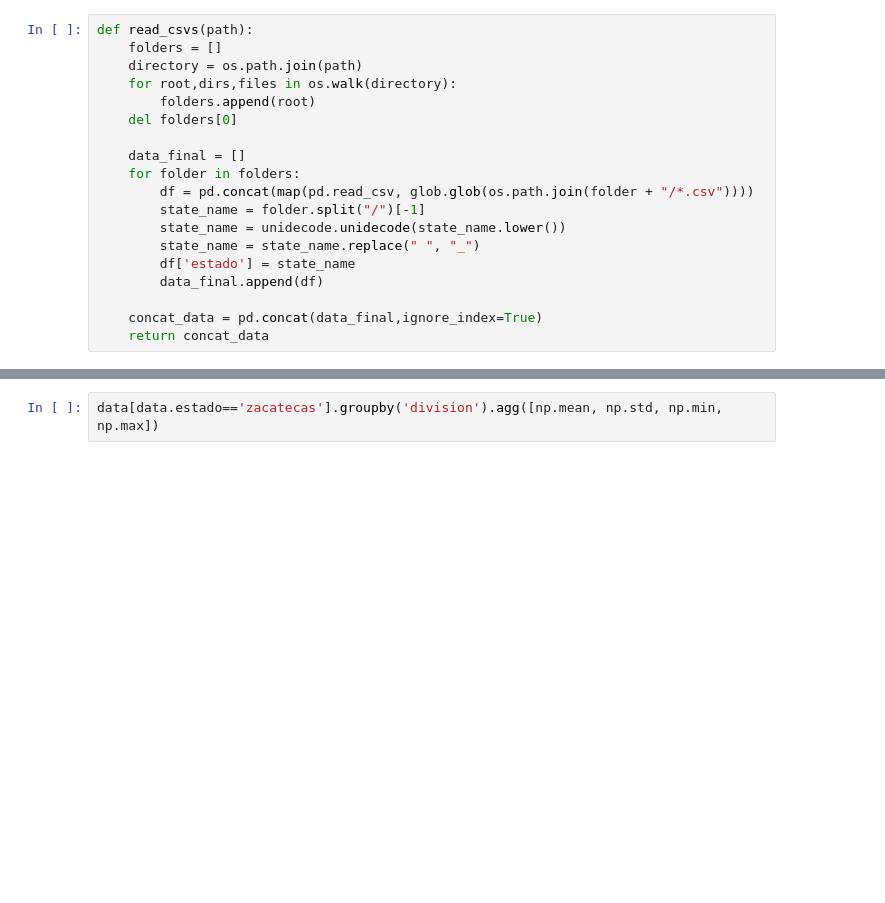
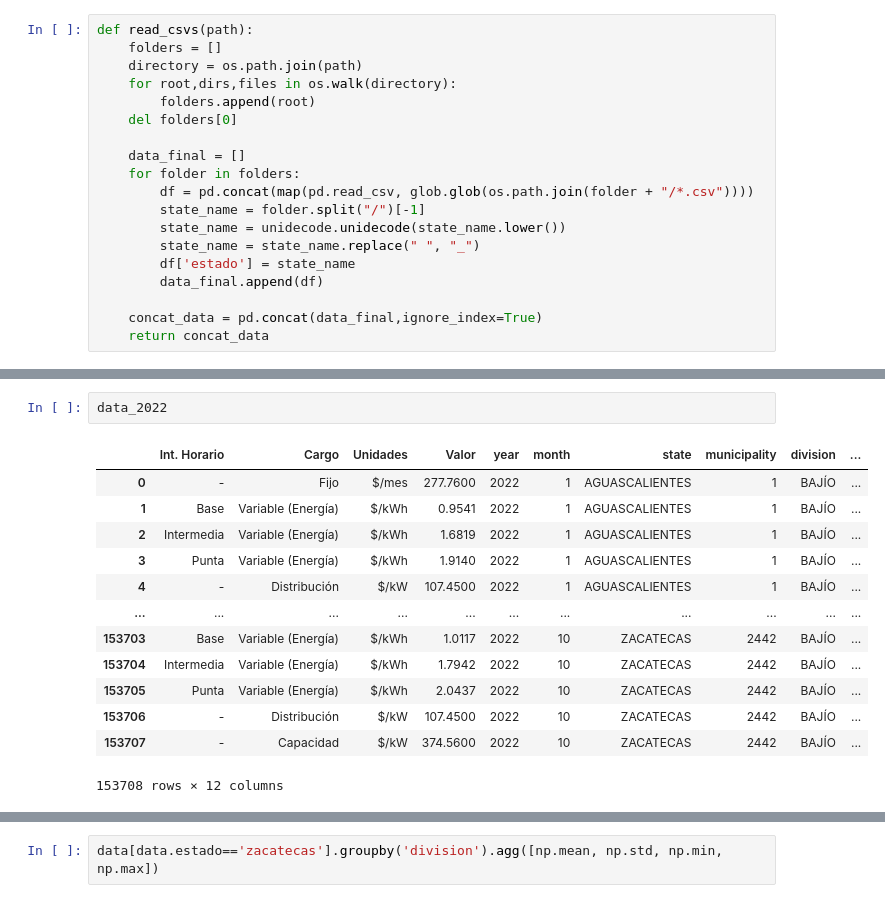
Before and after one commit to Pedri0/CFE_scraping_EDA, a Jupyter notebook: EDA.ipynb, the cells around one changed output, grey strips where cells are left out. Cells and saved outputs as stored; diff of their text form; blank space fills up the shorter version.

```diff
--- a/EDA.ipynb
+++ b/EDA.ipynb
@@ -58,0 +52,16 @@ Name: Descripción, dtype: int64
+# %%
+data_2022
+# %% [output]
+|  | Int. Horario | Cargo | Unidades | Valor | year | month | state | municipality | division | ... |
+| 0 | - | Fijo | $/mes | 277.7600 | 2022 | 1 | AGUASCALIENTES | 1 | BAJÍO | ... |
+| 1 | Base | Variable (Energía) | $/kWh | 0.9541 | 2022 | 1 | AGUASCALIENTES | 1 | BAJÍO | ... |
+| 2 | Intermedia | Variable (Energía) | $/kWh | 1.6819 | 2022 | 1 | AGUASCALIENTES | 1 | BAJÍO | ... |
+| 3 | Punta | Variable (Energía) | $/kWh | 1.9140 | 2022 | 1 | AGUASCALIENTES | 1 | BAJÍO | ... |
+| 4 | - | Distribución | $/kW | 107.4500 | 2022 | 1 | AGUASCALIENTES | 1 | BAJÍO | ... |
+| ... | ... | ... | ... | ... | ... | ... | ... | ... | ... | ... |
+| 153703 | Base | Variable (Energía) | $/kWh | 1.0117 | 2022 | 10 | ZACATECAS | 2442 | BAJÍO | ... |
+| 153704 | Intermedia | Variable (Energía) | $/kWh | 1.7942 | 2022 | 10 | ZACATECAS | 2442 | BAJÍO | ... |
+| 153705 | Punta | Variable (Energía) | $/kWh | 2.0437 | 2022 | 10 | ZACATECAS | 2442 | BAJÍO | ... |
+| 153706 | - | Distribución | $/kW | 107.4500 | 2022 | 10 | ZACATECAS | 2442 | BAJÍO | ... |
+| 153707 | - | Capacidad | $/kW | 374.5600 | 2022 | 10 | ZACATECAS | 2442 | BAJÍO | ... |
+153708 rows × 12 columns
```
Also changed, not shown: parts of 36 cells of this notebook.
